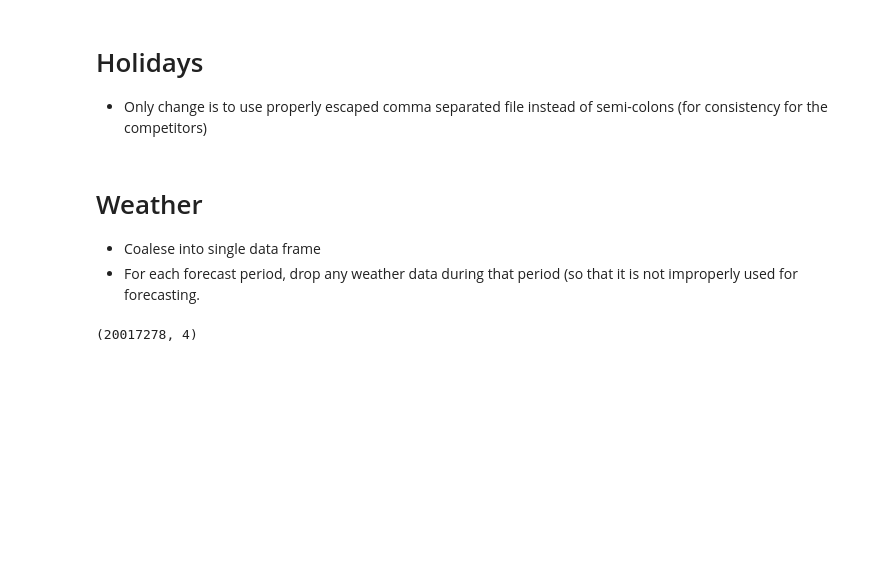
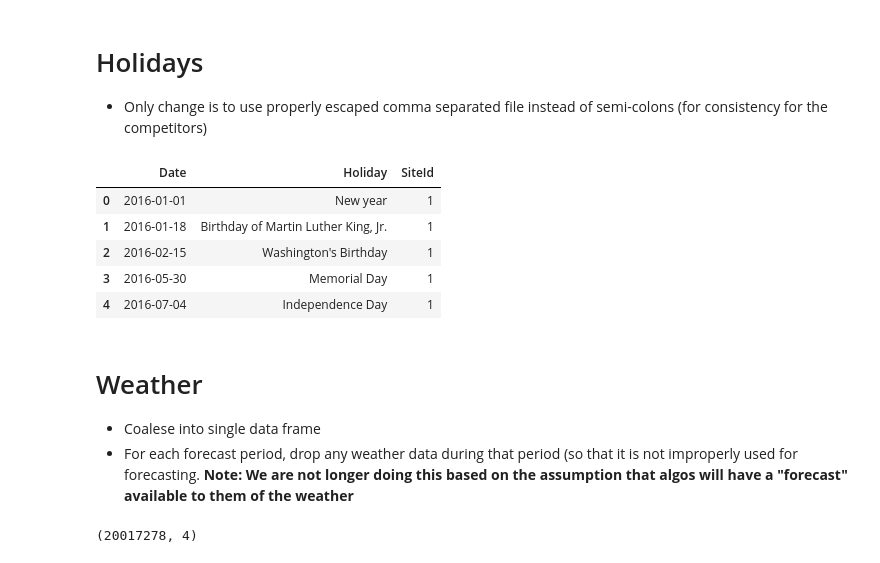
Before and after one commit to GabeOchieng/schneider, a Jupyter notebook: data-preparation/0.1-process-data-consumption.ipynb, the cells around one changed output. Drawn from its saved outputs; the diff is of its cells as text; code cells hidden in the pictures; blank space fills up the shorter version.

```diff
--- a/data-preparation/0.1-process-data-consumption.ipynb
+++ b/data-preparation/0.1-process-data-consumption.ipynb
@@ -251,11 +294,20 @@ meta_data.to_csv(DATA_FINAL / "public" / "metadata.csv")
 holidays = pd.read_csv(DATA_RAW / 'Holidays' / 'holidays.csv', sep=';')
 
 holidays.to_csv(DATA_FINAL / "public" / "holidays.csv")
+# %%
+holidays.head()
+# %% [output]
+|  | Date | Holiday | SiteId |
+| 0 | 2016-01-01 | New year | 1 |
+| 1 | 2016-01-18 | Birthday of Martin Luther King, Jr. | 1 |
+| 2 | 2016-02-15 | Washington's Birthday | 1 |
+| 3 | 2016-05-30 | Memorial Day | 1 |
+| 4 | 2016-07-04 | Independence Day | 1 |
 # %% [markdown]
 # Weather
 
  - Coalese into single data frame
- - For each forecast period, drop any weather data during that period (so that it is not improperly used for forecasting.
+ - For each forecast period, drop any weather data during that period (so that it is not improperly used for forecasting. **Note: We are not longer doing this based on the assumption that algos will have a "forecast" available to them of the weather**
 # %%
 dfs = []
 
```
Also changed, not shown: parts of 9 cells of this notebook.
